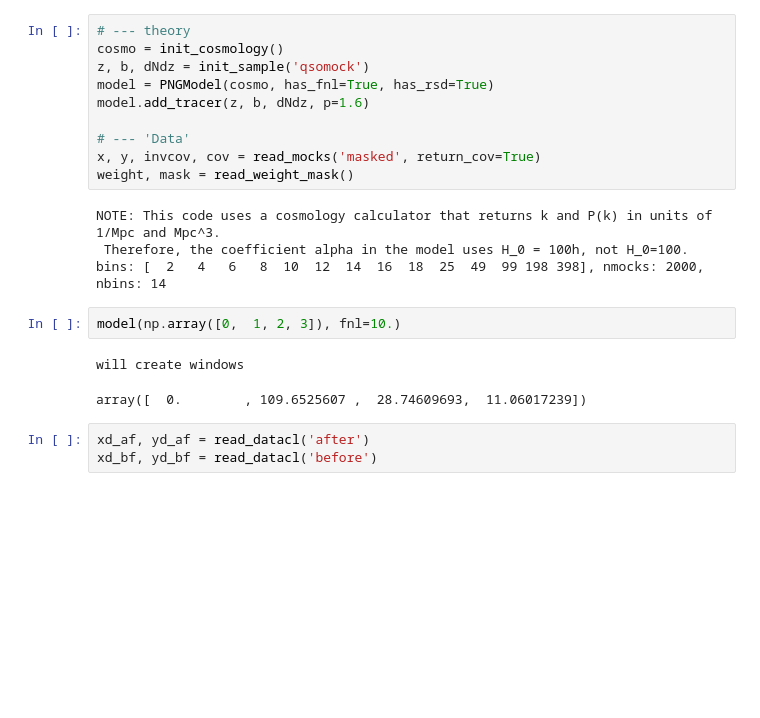
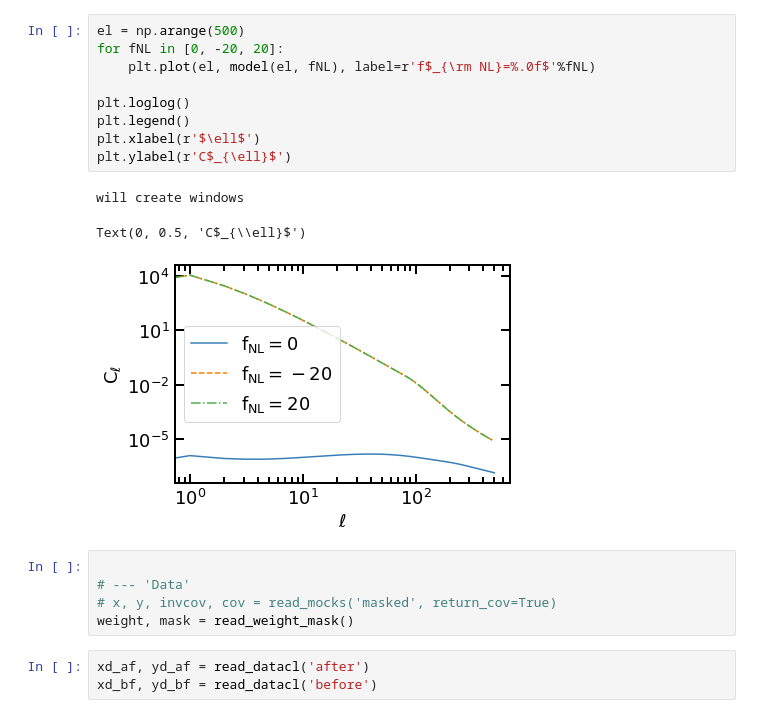
Before and after one commit to mehdirezaie/FFTLog-and-beyond, a Jupyter notebook: notebook/MCMC-partialsky.ipynb, the cells around one changed output. Drawn from its saved outputs; the diff is of its cells as text; blank space fills up the shorter version.

```diff
--- a/notebook/MCMC-partialsky.ipynb
+++ b/notebook/MCMC-partialsky.ipynb
@@ -17,22 +33,21 @@ plt.rcParams['axes.linewidth'] = 2
+# %%
+el = np.arange(500)
+for fNL in [0, -20, 20]:
+    plt.plot(el, model(el, fNL), label=r'f$_{\rm NL}=%.0f$'%fNL)
+
+plt.loglog()
+plt.legend()
+plt.xlabel(r'$\ell$')
+plt.ylabel(r'C$_{\ell}$')
+# %% [output]
+will create windows
+Text(0, 0.5, 'C$_{\\ell}$')
+[figure, added]
 # %%
-# --- theory
-cosmo = init_cosmology()
-z, b, dNdz = init_sample('qsomock')
-model = PNGModel(cosmo, has_fnl=True, has_rsd=True)
-model.add_tracer(z, b, dNdz, p=1.6)
 
 # --- 'Data'
-x, y, invcov, cov = read_mocks('masked', return_cov=True)
+# x, y, invcov, cov = read_mocks('masked', return_cov=True)
 weight, mask = read_weight_mask()
-# %% [output]
-NOTE: This code uses a cosmology calculator that returns k and P(k) in units of 1/Mpc and Mpc^3.
- Therefore, the coefficient alpha in the model uses H_0 = 100h, not H_0=100.
-bins: [  2   4   6   8  10  12  14  16  18  25  49  99 198 398], nmocks: 2000, nbins: 14
-# %%
-model(np.array([0,  1, 2, 3]), fnl=10.)
-# %% [output]
-will create windows
-array([  0.        , 109.6525607 ,  28.74609693,  11.06017239])
 # %%
 xd_af, yd_af = read_datacl('after')
 xd_bf, yd_bf = read_datacl('before')
```
Also changed, not shown: parts of 10 cells of this notebook, 3 other files.
